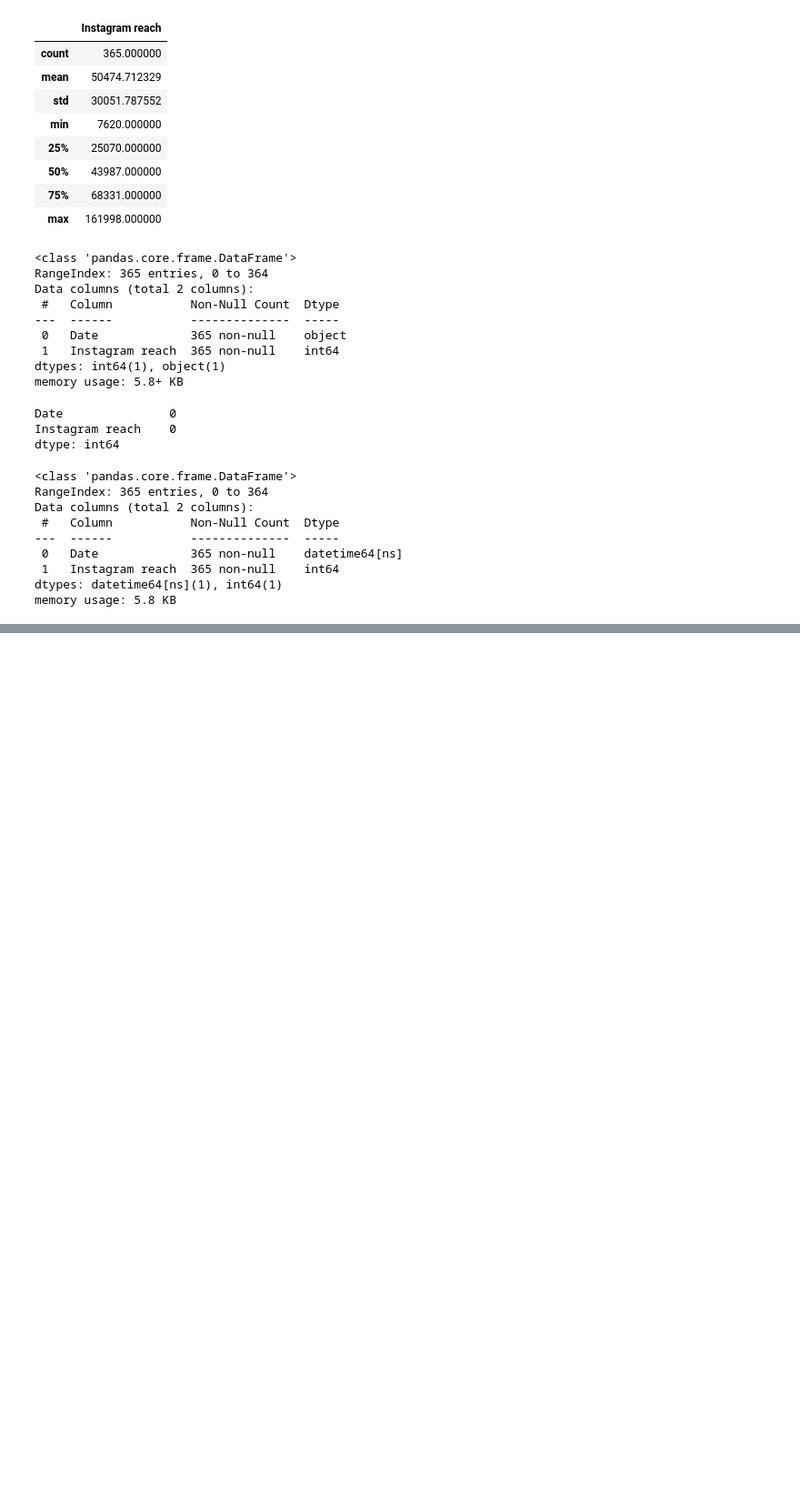
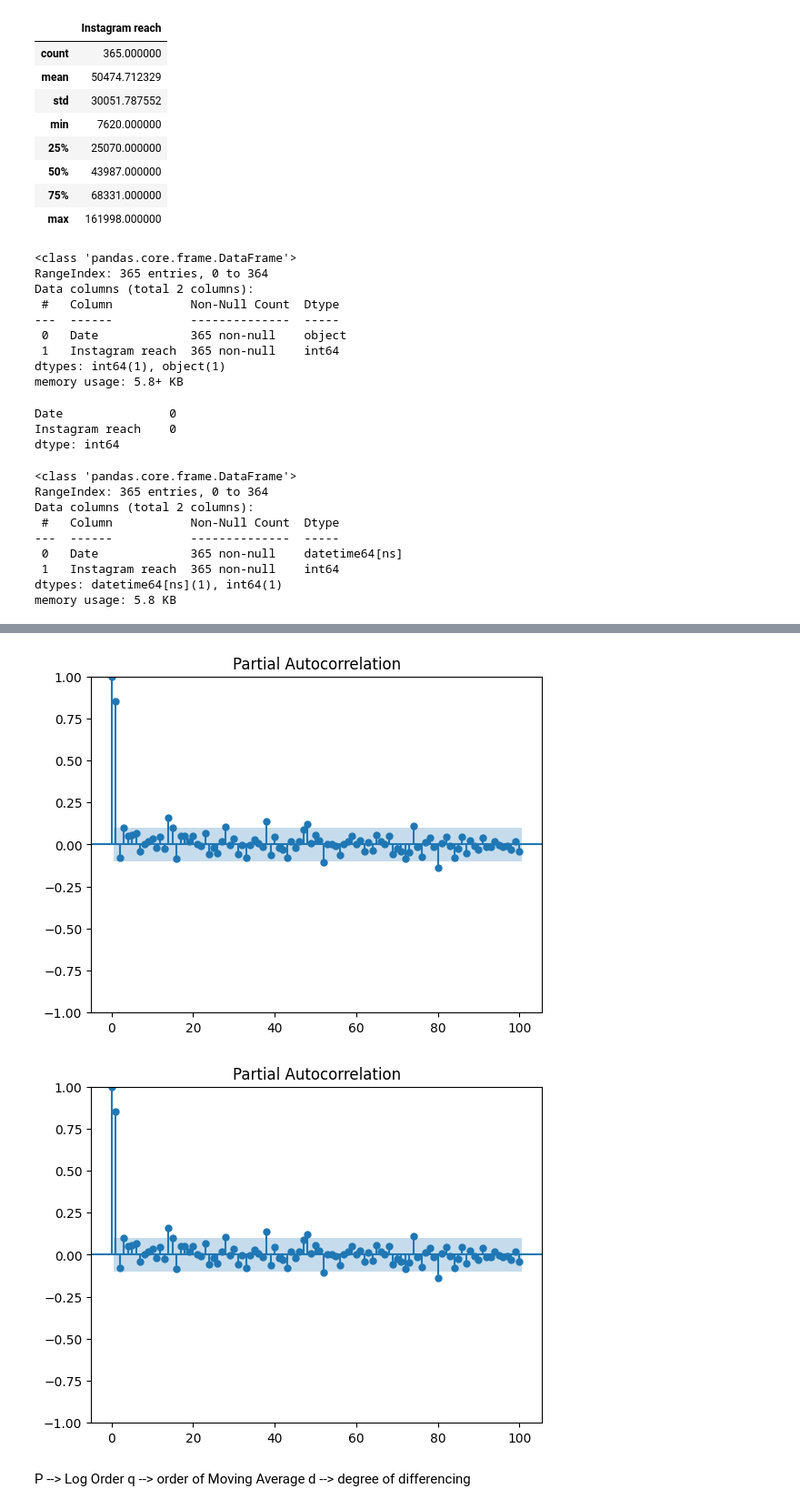
Before and after one commit to kaifshaheemj/Instagram_Reach, a Jupyter notebook: Reach.ipynb, the cells around one changed output, grey strips where cells are left out. Shown at 91% size. Cells and saved outputs as stored; diff of their text form; code cells hidden in the pictures; blank space fills up the shorter version.

```diff
--- a/Reach.ipynb
+++ b/Reach.ipynb
@@ -77,0 +188,10 @@ fig.show()
+# %%
+from statsmodels.graphics.tsaplots import plot_pacf
+plot_pacf(data['Instagram reach'], lags = 100)
+# %% [output]
+[figure, added]
+[figure, added]
+# %% [markdown]
+P --> Log Order
+q --> order of Moving Average
+d --> degree of differencing
```
Also changed, not shown: parts of 17 cells of this notebook, 19 other files.
